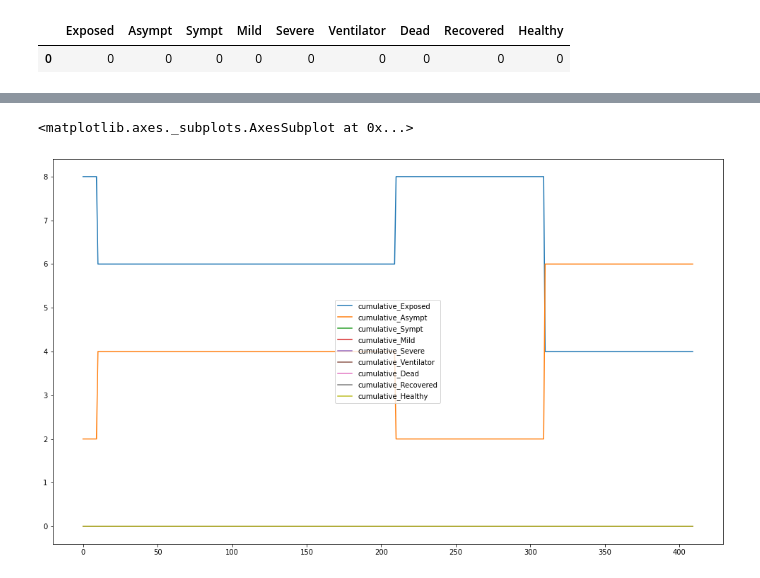
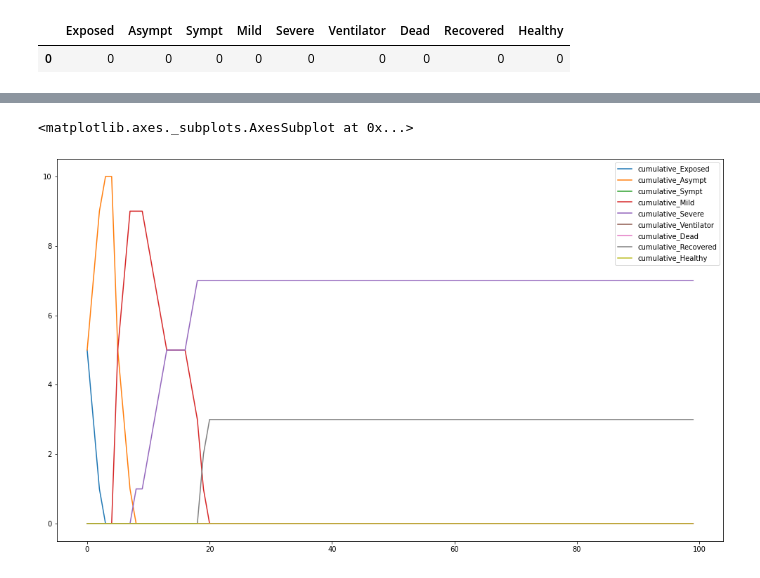
Before and after one commit to akhavan12/discrete_covid_model, a Jupyter notebook: V4_Model.ipynb, the cells around one changed output, grey strips where cells are left out. Saved outputs shown, nothing was run; the diff lists cells and outputs as text; code cells hidden in the pictures.

```diff
--- a/V4_Model.ipynb
+++ b/V4_Model.ipynb
@@ -208,7 +231,5 @@ IndentationError: ignored
 # %%
-df_population=initialize()
-df_population.head(1)
-run_simulation(df_population,length=100)
+results = run_simulation(df_population,length=100)
 # %% [output]
 Please use `tqdm.notebook.tqdm` instead of `tqdm.tqdm_notebook`
 [interactive output not drawn]
@@ -215,7 +255,7 @@ Please use `tqdm.notebook.tqdm` instead of `tqdm.tqdm_notebook`
 # %%
-df_cumsum = pd.DataFrame(cum_sum_dict)
+df_cumsum = pd.DataFrame(results)
 f,ax = plt.subplots(figsize=(17,10))
 df_cumsum.plot(ax=ax)
 # %% [output]
 <matplotlib.axes._subplots.AxesSubplot at 0x...>
-[figure, old version]
+[figure, new version]
```
Also changed, not shown: parts of 8 cells of this notebook.
